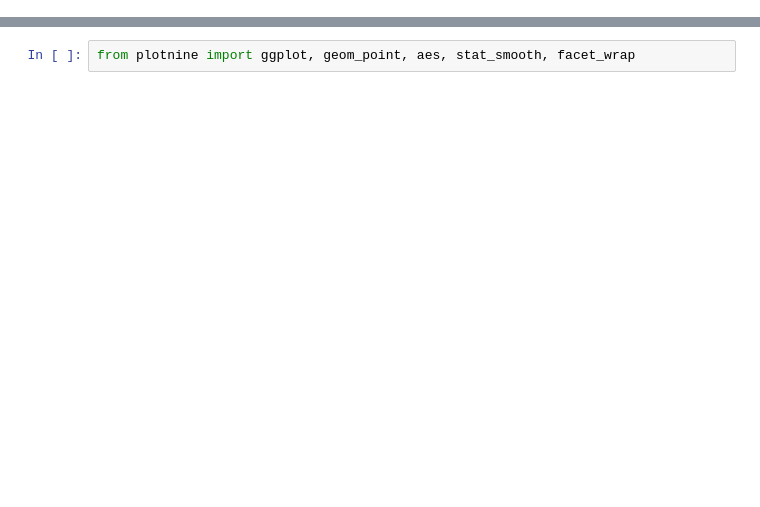
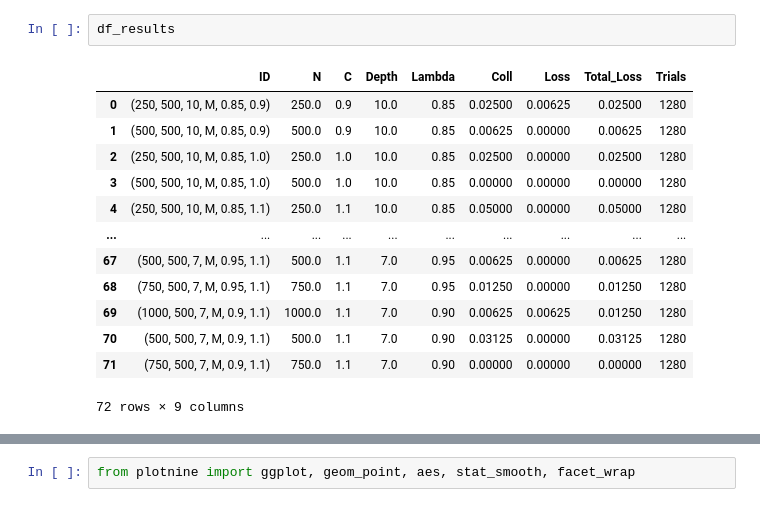
Before and after one commit to goldfrank/tma-adp-base, a Jupyter notebook: src/process_results.ipynb, the cells around one changed output, grey strips where cells are left out. Drawn from its saved outputs; the diff is of its cells as text; blank space fills up the shorter version.

```diff
--- a/src/process_results.ipynb
+++ b/src/process_results.ipynb
@@ -102,0 +83,16 @@ for fname in headers:
+# %%
+df_results
+# %% [output]
+|  | ID | N | C | Depth | Lambda | Coll | Loss | Total_Loss | Trials |
+| 0 | (250, 500, 10, M, 0.85, 0.9) | 250.0 | 0.9 | 10.0 | 0.85 | 0.02500 | 0.00625 | 0.02500 | 1280 |
+| 1 | (500, 500, 10, M, 0.85, 0.9) | 500.0 | 0.9 | 10.0 | 0.85 | 0.00625 | 0.00000 | 0.00625 | 1280 |
+| 2 | (250, 500, 10, M, 0.85, 1.0) | 250.0 | 1.0 | 10.0 | 0.85 | 0.02500 | 0.00000 | 0.02500 | 1280 |
+| 3 | (500, 500, 10, M, 0.85, 1.0) | 500.0 | 1.0 | 10.0 | 0.85 | 0.00000 | 0.00000 | 0.00000 | 1280 |
+| 4 | (250, 500, 10, M, 0.85, 1.1) | 250.0 | 1.1 | 10.0 | 0.85 | 0.05000 | 0.00000 | 0.05000 | 1280 |
+| ... | ... | ... | ... | ... | ... | ... | ... | ... | ... |
+| 67 | (500, 500, 7, M, 0.95, 1.1) | 500.0 | 1.1 | 7.0 | 0.95 | 0.00625 | 0.00000 | 0.00625 | 1280 |
+| 68 | (750, 500, 7, M, 0.95, 1.1) | 750.0 | 1.1 | 7.0 | 0.95 | 0.01250 | 0.00000 | 0.01250 | 1280 |
+| 69 | (1000, 500, 7, M, 0.9, 1.1) | 1000.0 | 1.1 | 7.0 | 0.90 | 0.00625 | 0.00625 | 0.01250 | 1280 |
+| 70 | (500, 500, 7, M, 0.9, 1.1) | 500.0 | 1.1 | 7.0 | 0.90 | 0.03125 | 0.00000 | 0.03125 | 1280 |
+| 71 | (750, 500, 7, M, 0.9, 1.1) | 750.0 | 1.1 | 7.0 | 0.90 | 0.00000 | 0.00000 | 0.00000 | 1280 |
+72 rows × 9 columns
```
Also changed, not shown: parts of 13 cells of this notebook, 14 other files.
